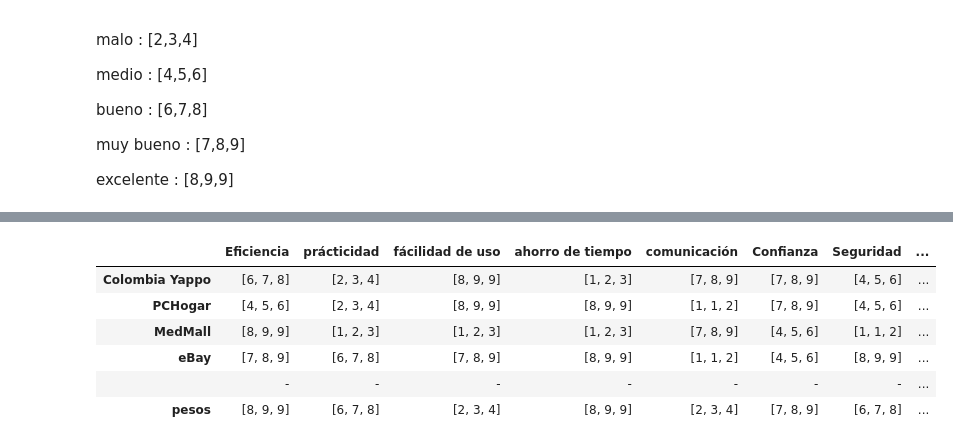
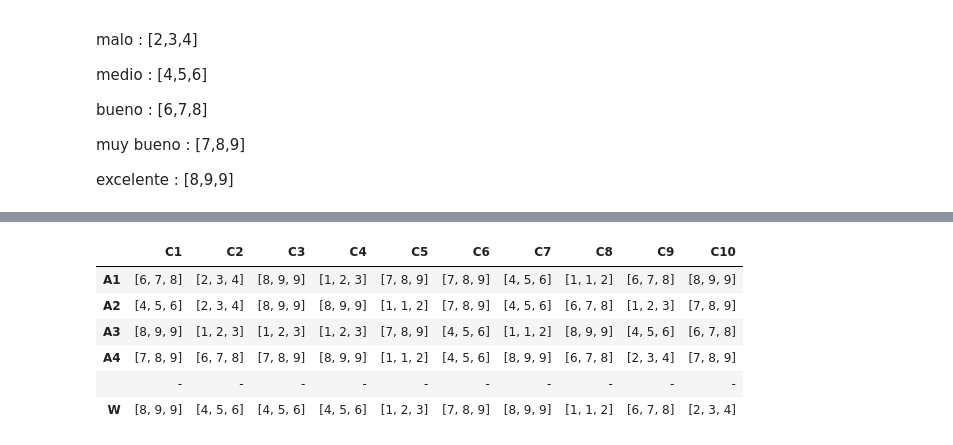
Before and after one commit to DavidbjArangoh/Seminario2_Optimizacion2, a Jupyter notebook: Punto1_TOPSIS_DIFUSO.ipynb, the cells around one changed output, grey strips where cells are left out. Drawn from its saved outputs; the diff is of its cells as text; code cells hidden in the pictures.

```diff
--- a/Punto1_TOPSIS_DIFUSO.ipynb
+++ b/Punto1_TOPSIS_DIFUSO.ipynb
@@ -44,6 +44,15 @@ crit = ['Eficiencia', 'prácticidad', 'fácilidad de uso',
         'Seguridad', 'Familiar', 'Experiencia', 'Competencia']
 alt = ['Colombia Yappo', 'PCHogar', 'MedMall', 'eBay', '']
 alt.append('pesos')
+
+alt1 = []
+for i in range(0,4,1):
+        alt1.append('A'+str(i+1))
+alt1.append('')
+alt1.append('W')
+crit1 = []
+for i in range(0,10,1):
+        crit1.append('C'+str(i+1))
 # %% [markdown]
 Escala de valores lingüistícos=
 
@@ -84,39 +94,54 @@ display(MTfuzzyFrame)
 # %%
 I = sp.Matrix([1,1,2])
 MM = sp.Matrix([1,2,3])
 M = sp.Matrix([2,3,4])
 H = sp.Matrix([4,5,6])
 B = sp.Matrix([6,7,8])
 MB = sp.Matrix([7,8,9])
 E = sp.Matrix([8,9,9])
 
 NTfuzzy = MTfuzzy
 for i in range(0,6,1):
     for j in range(0,10,1):
         if MTfuzzy[i][j] == 'inaceptable':
             NTfuzzy[i][j] = I.T
         elif MTfuzzy[i][j] == 'muy malo':
             NTfuzzy[i][j] = MM.T
         elif MTfuzzy[i][j] == 'malo':
             NTfuzzy[i][j] = M.T
         elif MTfuzzy[i][j] == 'medio':
             NTfuzzy[i][j] = H.T
         elif MTfuzzy[i][j] == 'bueno':
             NTfuzzy[i][j] = B.T
         elif MTfuzzy[i][j] == 'muy bueno':
             NTfuzzy[i][j] = MB.T
         elif MTfuzzy[i][j] == 'excelente':
             NTfuzzy[i][j] = E.T
-NTfuzzyFrame = pand.DataFrame(NTfuzzy, index= alt, columns= crit)
+NTfuzzyFrame = pand.DataFrame(NTfuzzy, index= alt1, columns= crit1)
 display(NTfuzzyFrame)
+#print(NTfuzzyFrame.to_latex())
+#IFrame = pand.DataFrame(I.tolist())
+#MMFrame = pand.DataFrame(MM.tolist())
+#MFrame = pand.DataFrame(M.tolist())
+#HFrame = pand.DataFrame(H.tolist())
+#BFrame = pand.DataFrame(B.tolist())
+#MBFrame = pand.DataFrame(MB.tolist())
+#EFrame = pand.DataFrame(E.tolist())
+#print(IFrame.to_latex())
+#print(MBFrame.to_latex())
+#print(BFrame.to_latex())
+#print(HFrame.to_latex())
+#print(BFrame.to_latex())
+#print(MBFrame.to_latex())
+#print(EFrame.to_latex())
 # %% [output]
-|  | Eficiencia | prácticidad | fácilidad de uso | ahorro de tiempo | comunicación | Confianza | Seguridad | ... |
-| Colombia Yappo | [6, 7, 8] | [2, 3, 4] | [8, 9, 9] | [1, 2, 3] | [7, 8, 9] | [7, 8, 9] | [4, 5, 6] | ... |
-| PCHogar | [4, 5, 6] | [2, 3, 4] | [8, 9, 9] | [8, 9, 9] | [1, 1, 2] | [7, 8, 9] | [4, 5, 6] | ... |
-| MedMall | [8, 9, 9] | [1, 2, 3] | [1, 2, 3] | [1, 2, 3] | [7, 8, 9] | [4, 5, 6] | [1, 1, 2] | ... |
-| eBay | [7, 8, 9] | [6, 7, 8] | [7, 8, 9] | [8, 9, 9] | [1, 1, 2] | [4, 5, 6] | [8, 9, 9] | ... |
-|  | - | - | - | - | - | - | - | ... |
-| pesos | [8, 9, 9] | [6, 7, 8] | [2, 3, 4] | [8, 9, 9] | [2, 3, 4] | [7, 8, 9] | [6, 7, 8] | ... |
+|  | C1 | C2 | C3 | C4 | C5 | C6 | C7 | C8 | C9 | C10 |
+| A1 | [6, 7, 8] | [2, 3, 4] | [8, 9, 9] | [1, 2, 3] | [7, 8, 9] | [7, 8, 9] | [4, 5, 6] | [1, 1, 2] | [6, 7, 8] | [8, 9, 9] |
+| A2 | [4, 5, 6] | [2, 3, 4] | [8, 9, 9] | [8, 9, 9] | [1, 1, 2] | [7, 8, 9] | [4, 5, 6] | [6, 7, 8] | [1, 2, 3] | [7, 8, 9] |
+| A3 | [8, 9, 9] | [1, 2, 3] | [1, 2, 3] | [1, 2, 3] | [7, 8, 9] | [4, 5, 6] | [1, 1, 2] | [8, 9, 9] | [4, 5, 6] | [6, 7, 8] |
+| A4 | [7, 8, 9] | [6, 7, 8] | [7, 8, 9] | [8, 9, 9] | [1, 1, 2] | [4, 5, 6] | [8, 9, 9] | [6, 7, 8] | [2, 3, 4] | [7, 8, 9] |
+|  | - | - | - | - | - | - | - | - | - | - |
+| W | [8, 9, 9] | [4, 5, 6] | [4, 5, 6] | [4, 5, 6] | [1, 2, 3] | [7, 8, 9] | [8, 9, 9] | [1, 1, 2] | [6, 7, 8] | [2, 3, 4] |
 # %%
 c = []
 NormFuzzy = NTfuzzy
```
Also changed, not shown: parts of 7 cells of this notebook, 1 other file.
